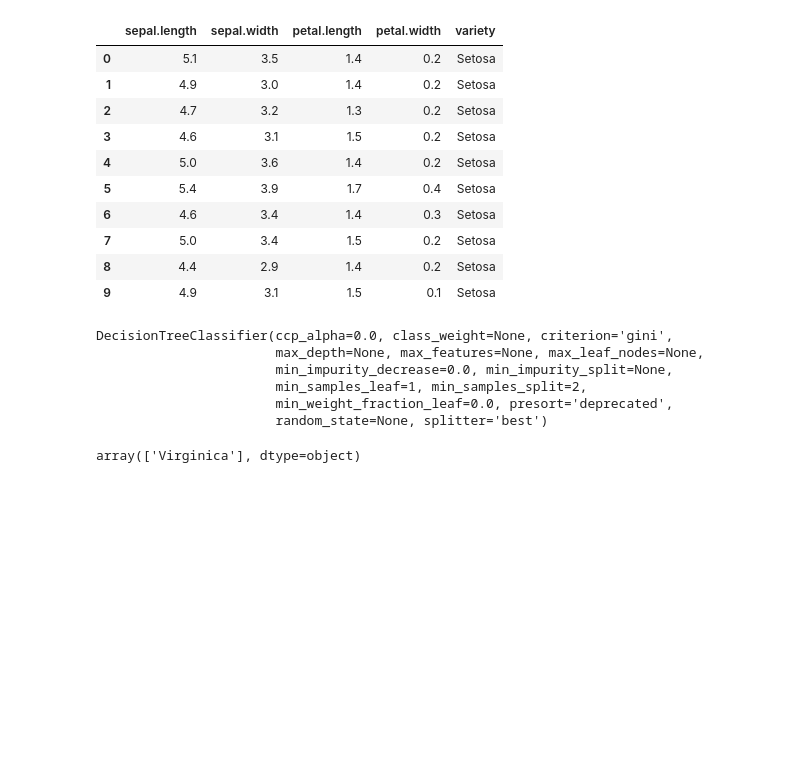
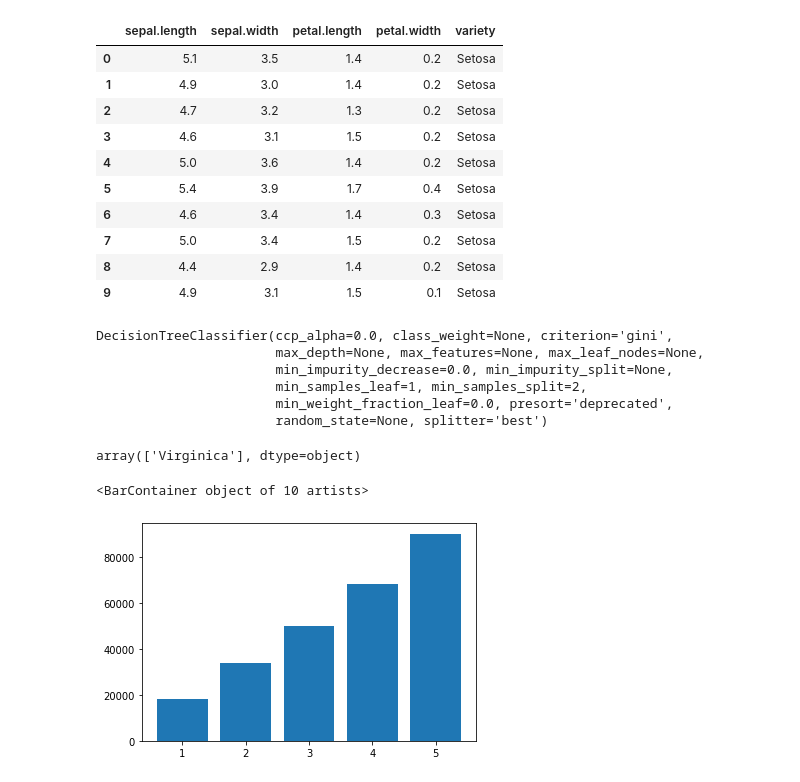
Before and after one commit to Dimasilham7/Dicoding-latihan, a Jupyter notebook: Latihan.ipynb, the cells around one changed output. Drawn from its saved outputs; the diff is of its cells as text; code cells hidden in the pictures; blank space fills up the shorter version.

```diff
--- a/Latihan.ipynb
+++ b/Latihan.ipynb
@@ -229,3 +229,12 @@ array(['Virginica'], dtype=object)
 
     #data harga rumah. asumsi dalam dollar
     house_price = np.array([15000, 18000, 27000, 34000, 50000, 68000, 65000, 81000,85000, 90000])
+# %%
+    # menampilkan scatter plot dari dataset
+    import matplotlib.pyplot as plt
+    %matplotlib inline
+
+    plt.bar(bedrooms, house_price)
+# %% [output]
+<BarContainer object of 10 artists>
+[figure, added]
```
